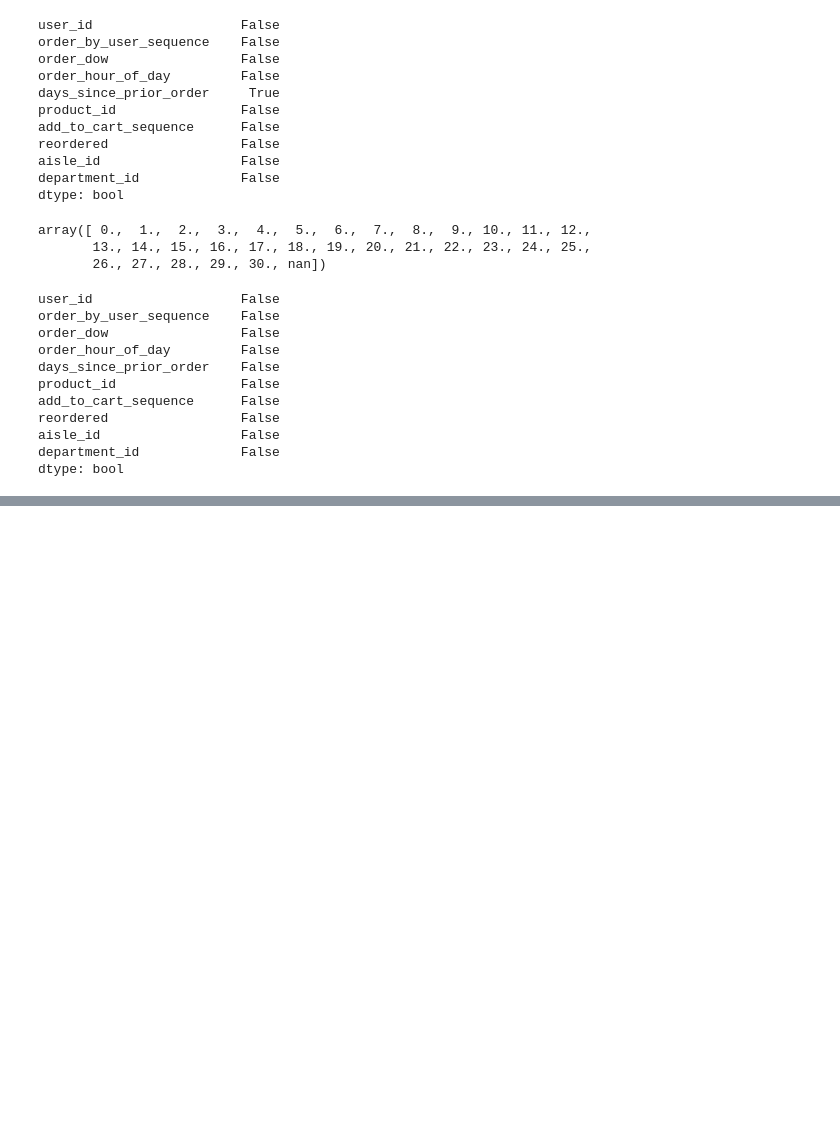
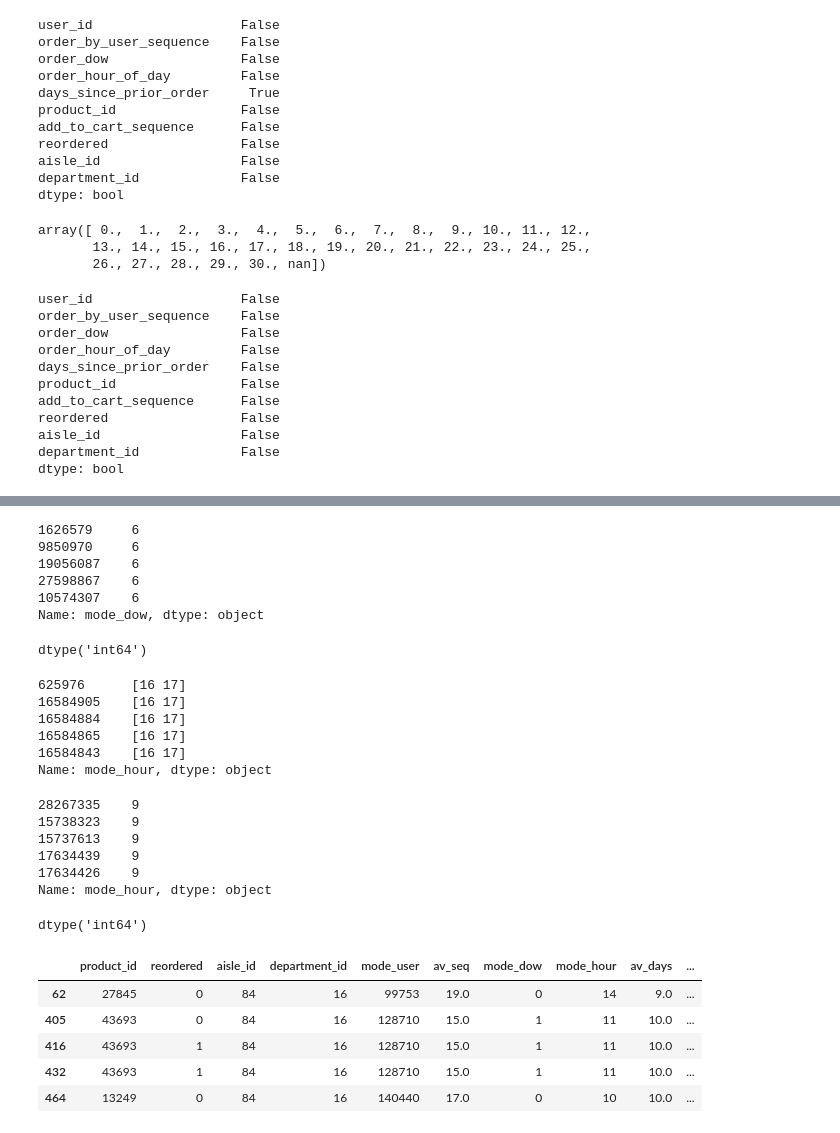
Before and after one commit to fractaldatalearning/Capstone2, a Jupyter notebook: notebooks/eda_trash_product_clusters.ipynb, the cells around one changed output, grey strips where cells are left out. Saved outputs shown, nothing was run; the diff lists cells and outputs as text; code cells hidden in the pictures; blank space fills up the shorter version.

```diff
--- a/notebooks/eda3_product_clusters.ipynb
+++ b/notebooks/eda_trash_product_clusters.ipynb
@@ -199,0 +415,75 @@ milk4models.head()
+# %%
+milk4models['mode_dow'] = milk4models['mode_dow'].astype(str)
+milk4models['mode_dow'] = pd.DataFrame(milk4models[
+    'mode_dow'].values.tolist(), milk4models.index)
+milk4models['mode_dow'] = milk4models['mode_dow'].replace(
+    '^.*3.*', '3', regex=True).replace('^.*2.*', '2', regex=True).replace(
+    '^.*1.*', '1', regex=True).replace('^.*0.*', '0', regex=True)
+
+milk4models['mode_dow'].sort_values(ascending=False).head()
+# %% [output]
+1626579     6
+9850970     6
+19056087    6
+27598867    6
+10574307    6
+Name: mode_dow, dtype: object
+# %%
+milk4models['mode_dow'] = milk4models['mode_dow'].astype(int)
+milk4models['mode_dow'].dtype
+# %% [output]
+dtype('int64')
+# %%
+milk4models['mode_hour'].astype(str).sort_values(ascending=False).head()
+# %% [output]
+625976      [16 17]
+16584905    [16 17]
+16584884    [16 17]
+16584865    [16 17]
+16584843    [16 17]
+Name: mode_hour, dtype: object
+# %%
+milk4models['mode_hour'] = milk4models['mode_hour'].astype(str)
+milk4models['mode_hour'] = pd.DataFrame(milk4models[
+    'mode_hour'].values.tolist(), milk4models.index)
+milk4models['mode_hour'] = milk4models['mode_hour'].replace(
+    '^.*16.*', '16', regex=True).replace('^.*14.*', '14', regex=True).replace(
+    '^.*13.*', '13', regex=True).replace('^.*11.*', '11', regex=True).replace(
+    '^.*10.*', '10', regex=True).replace('^.*9.*', '9', regex=True).replace(
+    '^.*6.*', '6', regex=True)
+
+milk4models['mode_hour'].sort_values(ascending=False).head()
+# %% [output]
+28267335    9
+15738323    9
+15737613    9
+17634439    9
+17634426    9
+Name: mode_hour, dtype: object
+# %%
+milk4models['mode_hour'] = milk4models['mode_hour'].astype(int)
+milk4models['mode_hour'].dtype
+# %% [output]
+dtype('int64')
+# %%
+# Now able to try a model to get product clusters.
+
+milk4kmeans = milk4models
+
+model = KMeans(n_clusters=12)
+
+model.fit(milk4kmeans)
+pred = model.predict(milk4kmeans)
+
+# Add groups to rest of the data
+milk4kmeans['prod_grp'] = pd.Series(pred,
+                                    index=milk4kmeans.index)
+
+milk4kmeans.head()
+# %% [output]
+|  | product_id | reordered | aisle_id | department_id | mode_user | av_seq | mode_dow | mode_hour | av_days | ... |
+| 62 | 27845 | 0 | 84 | 16 | 99753 | 19.0 | 0 | 14 | 9.0 | ... |
+| 405 | 43693 | 0 | 84 | 16 | 128710 | 15.0 | 1 | 11 | 10.0 | ... |
+| 416 | 43693 | 1 | 84 | 16 | 128710 | 15.0 | 1 | 11 | 10.0 | ... |
+| 432 | 43693 | 1 | 84 | 16 | 128710 | 15.0 | 1 | 11 | 10.0 | ... |
+| 464 | 13249 | 0 | 84 | 16 | 140440 | 17.0 | 0 | 10 | 10.0 | ... |
```
Also changed, not shown: parts of 21 cells of this notebook, 1 other file.
